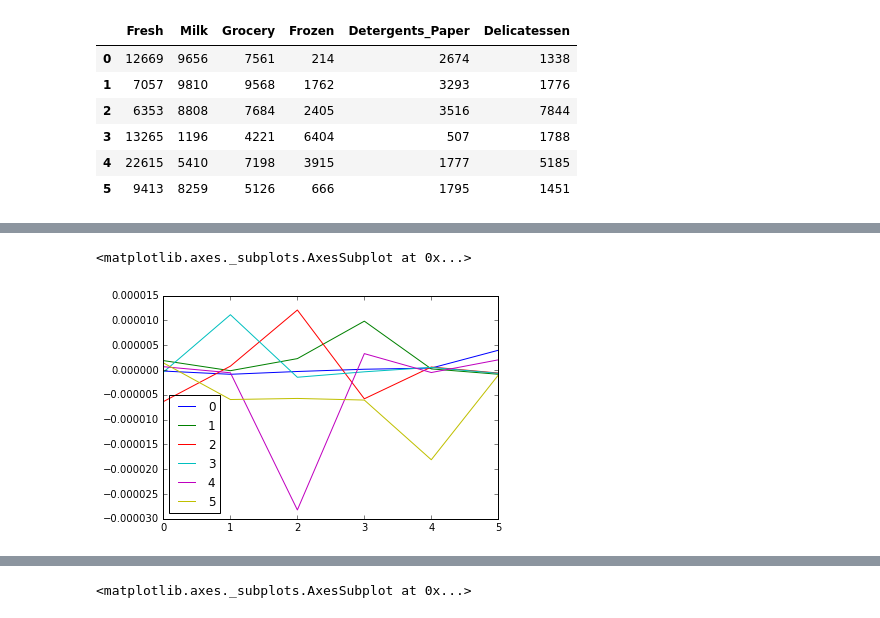
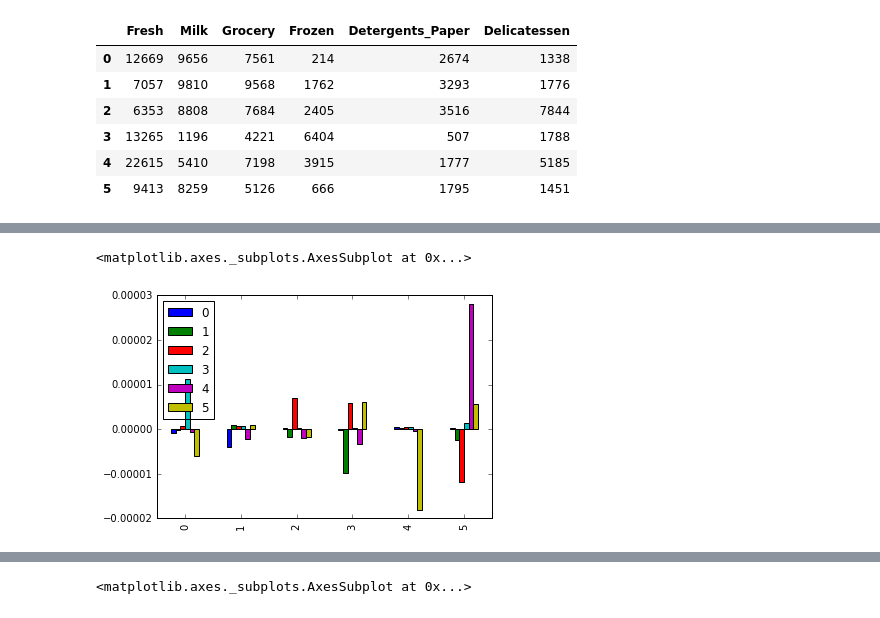
Before and after one commit to Edderic/udacity-machine-learning-nanodegree, a Jupyter notebook: p3-customer-segments/customer_segments.ipynb, the cells around one changed output, grey strips where cells are left out. Drawn from its saved outputs; the diff is of its cells as text; code cells hidden in the pictures.

```diff
--- a/p3-customer-segments/customer_segments.ipynb
+++ b/p3-customer-segments/customer_segments.ipynb
@@ -212,8 +215,8 @@ print ica.components_
 # %%
-pd.DataFrame(ica.components_).plot()
+pd.DataFrame(ica.components_).plot(kind='bar')
 # %% [output]
 <matplotlib.axes._subplots.AxesSubplot at 0x...>
-[figure, old version]
+[figure, new version]
 # %%
 pd.DataFrame(ica_transformed)
 # %% [output]
```
Also changed, not shown: parts of 27 cells of this notebook, 6 other files.
